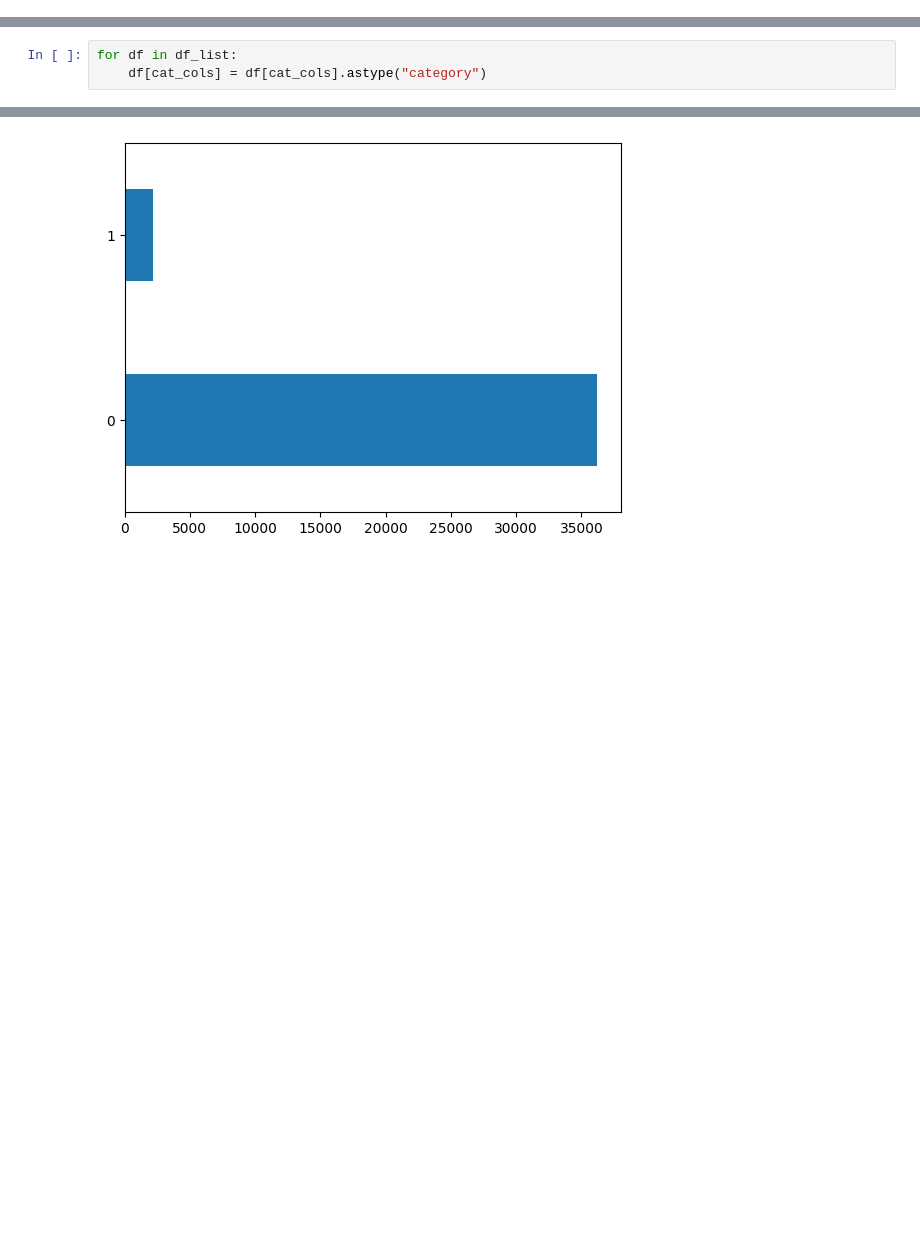
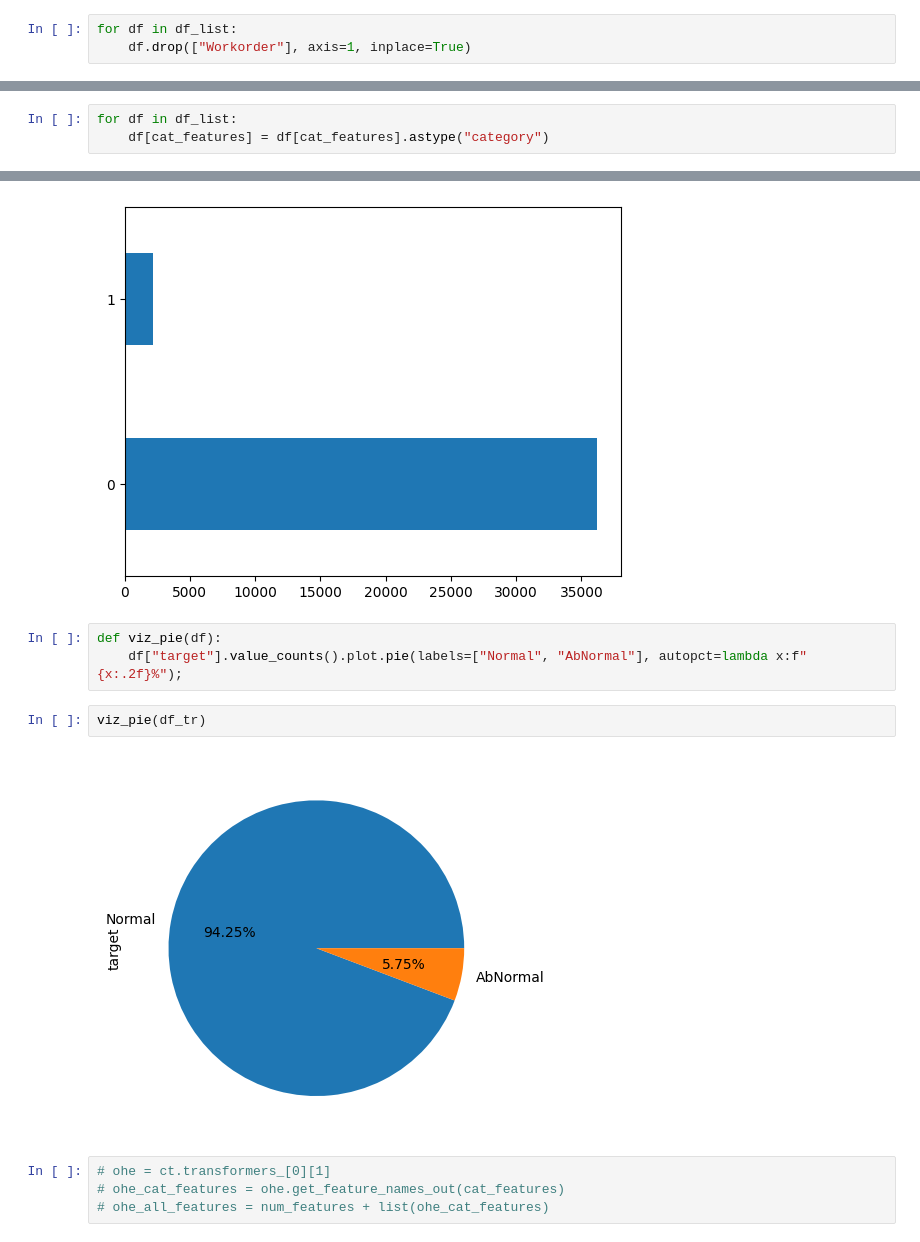
Before and after one commit to watchstep/YAIMERS, a Jupyter notebook: pre_2.ipynb, the cells around one changed output, grey strips where cells are left out. Cells and saved outputs as stored; diff of their text form; blank space fills up the shorter version.

```diff
--- a/pre_2.ipynb
+++ b/pre_2.ipynb
@@ -26,5 +33,8 @@ np.random.seed(RANDOM_SEED)
 df_tr = pd.read_csv(os.path.join(ROOT_DIR, "train_v1.csv"))
 df_te = pd.read_csv(os.path.join(ROOT_DIR, "test_v1.csv"))
 df_list = [df_tr, df_te]
+# %%
+for df in df_list:
+    df.drop(["Workorder"], axis=1, inplace=True)
 # %% [markdown]
 ### Scaling & Encoding
@@ -81,4 +55,4 @@ cat_cols = ["Equipment_Dam",
 # %%
 for df in df_list:
-    df[cat_cols] = df[cat_cols].astype("category")
+    df[cat_features] = df[cat_features].astype("category")
 # %%
@@ -122,5 +108,16 @@ df_org = df_tr.copy()
 df_tr["target"].value_counts().plot(kind="barh");
 # %% [output]
 [figure]
+# %%
+def viz_pie(df):
+    df["target"].value_counts().plot.pie(labels=["Normal", "AbNormal"], autopct=lambda x:f"{x:.2f}%");
+# %%
+viz_pie(df_tr)
+# %% [output]
+[figure, added]
+# %%
+# ohe = ct.transformers_[0][1]
+# ohe_cat_features = ohe.get_feature_names_out(cat_features)
+# ohe_all_features = num_features + list(ohe_cat_features)
 # %%
 from sklearn.utils import resample
```
Also changed, not shown: parts of 33 cells of this notebook, 1 other file.
